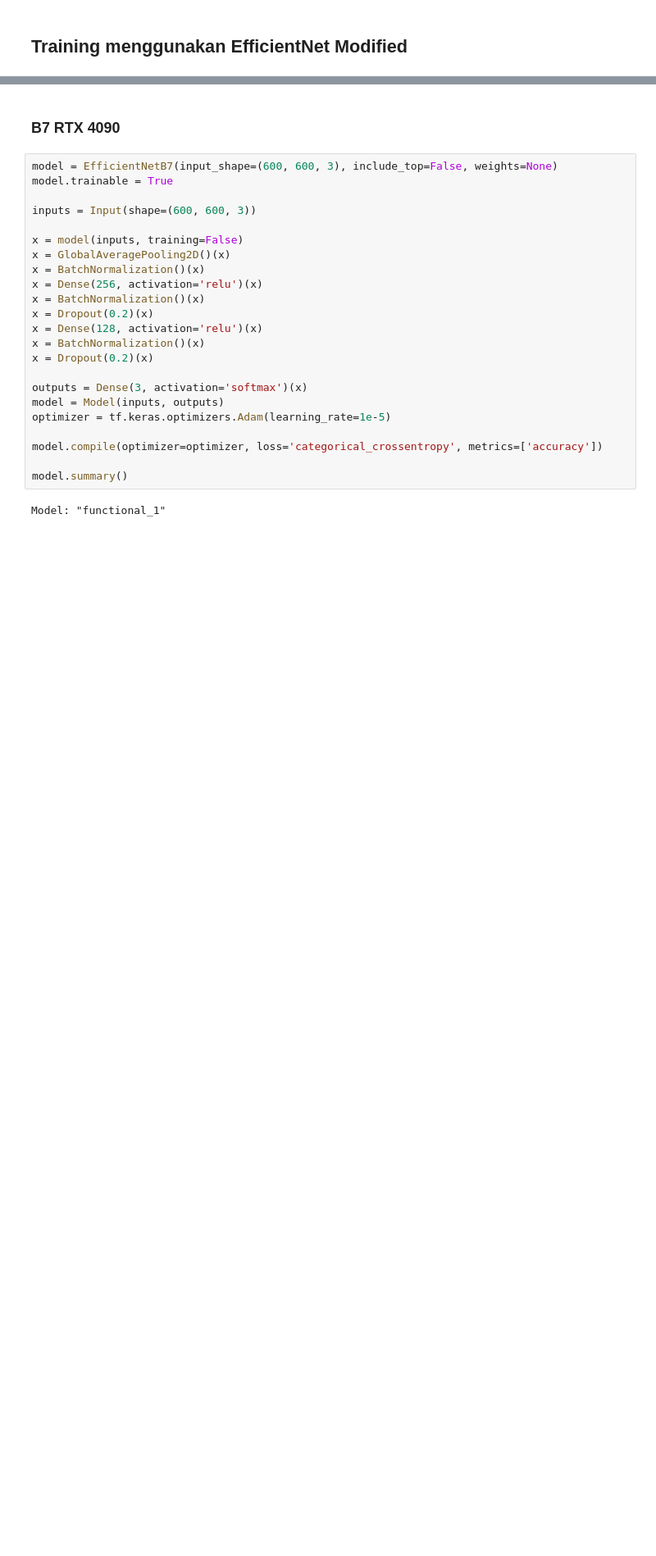
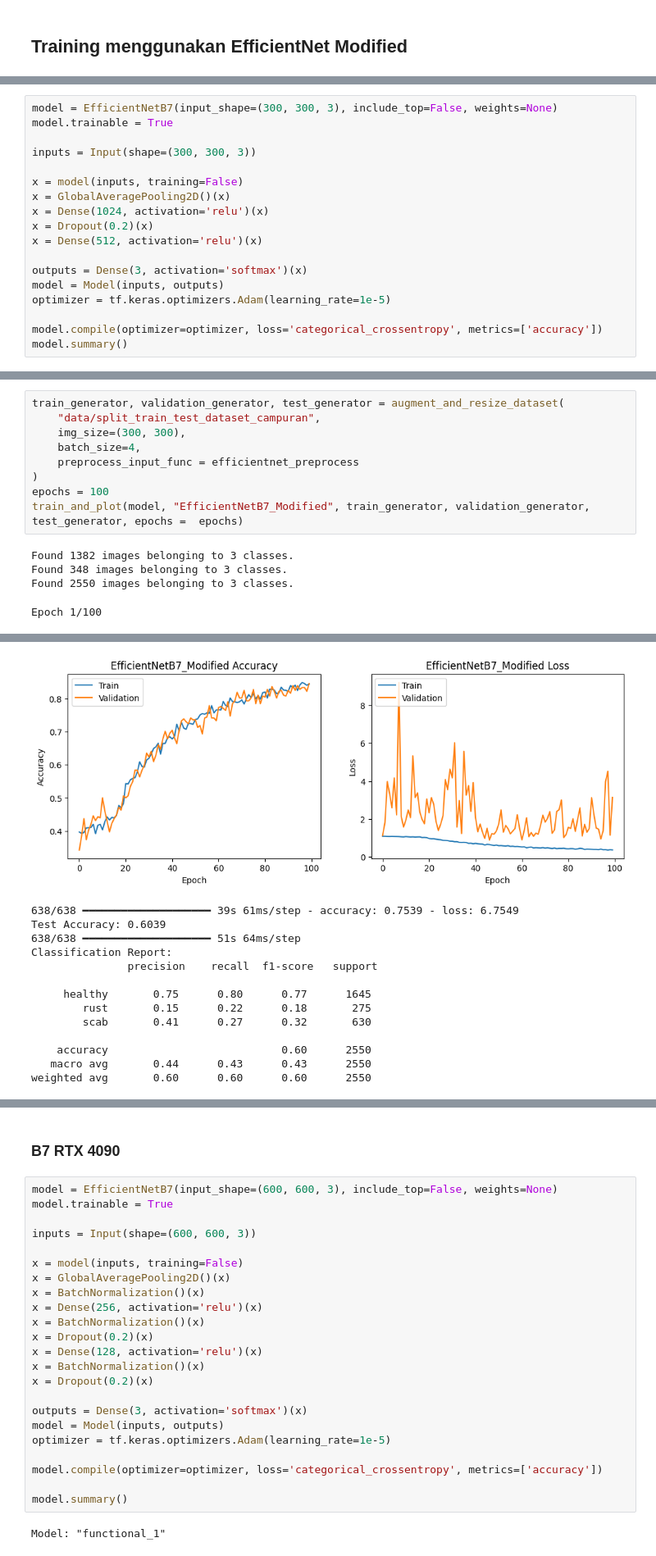
Before and after one commit to AbiyaMakruf/TelU-Tubes-TugasAkhir-KlasifikasiPenyakitTanamanApel, a Jupyter notebook: modifikasi.ipynb, the cells around one changed output, grey strips where cells are left out. Shown at 82% size. Saved outputs shown, nothing was run; the diff lists cells and outputs as text; blank space fills up the shorter version.

```diff
--- a/modifikasi.ipynb
+++ b/modifikasi.ipynb
@@ -2451,0 +2665,18 @@ def train_and_plot(model, model_name, train_generator, validation_generator, tes
+# %%
+model = EfficientNetB7(input_shape=(300, 300, 3), include_top=False, weights=None)
+model.trainable = True
+
+inputs = Input(shape=(300, 300, 3))
+
+x = model(inputs, training=False)
+x = GlobalAveragePooling2D()(x)
+x = Dense(1024, activation='relu')(x)
+x = Dropout(0.2)(x)
+x = Dense(512, activation='relu')(x)
+
+outputs = Dense(3, activation='softmax')(x)
+model = Model(inputs, outputs)
+optimizer = tf.keras.optimizers.Adam(learning_rate=1e-5)
+
+model.compile(optimizer=optimizer, loss='categorical_crossentropy', metrics=['accuracy'])
+model.summary()
@@ -2451,0 +2720,14 @@ def train_and_plot(model, model_name, train_generator, validation_generator, tes
+# %%
+train_generator, validation_generator, test_generator = augment_and_resize_dataset(
+    "data/split_train_test_dataset_campuran",
+    img_size=(300, 300),
+    batch_size=4,
+    preprocess_input_func = efficientnet_preprocess
+)
+epochs = 100
+train_and_plot(model, "EfficientNetB7_Modified", train_generator, validation_generator, test_generator, epochs =  epochs)
+# %% [output]
+Found 1382 images belonging to 3 classes.
+Found 348 images belonging to 3 classes.
+Found 2550 images belonging to 3 classes.
+Epoch 1/100
@@ -2451,0 +2786,14 @@ def train_and_plot(model, model_name, train_generator, validation_generator, tes
+[figure, added]
+638/638 ━━━━━━━━━━━━━━━━━━━━ 39s 61ms/step - accuracy: 0.7539 - loss: 6.7549
+Test Accuracy: 0.6039
+638/638 ━━━━━━━━━━━━━━━━━━━━ 51s 64ms/step
+Classification Report:
+               precision    recall  f1-score   support
+
+     healthy       0.75      0.80      0.77      1645
+        rust       0.15      0.22      0.18       275
+        scab       0.41      0.27      0.32       630
+
+    accuracy                           0.60      2550
+   macro avg       0.44      0.43      0.43      2550
+weighted avg       0.60      0.60      0.60      2550
```
Also changed, not shown: parts of 19 cells of this notebook, 2 other files.
